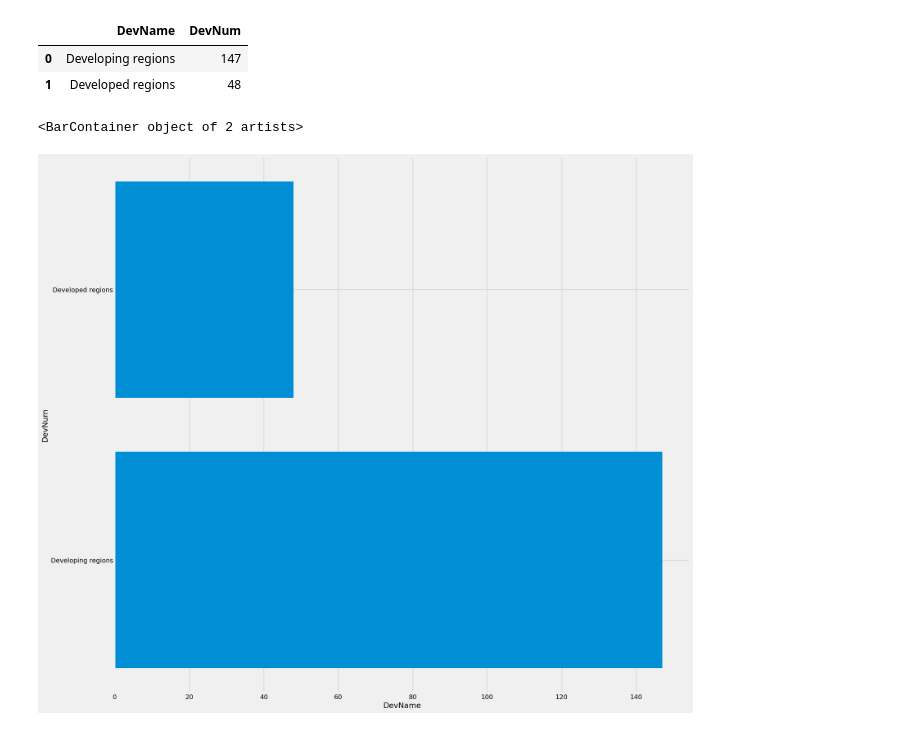
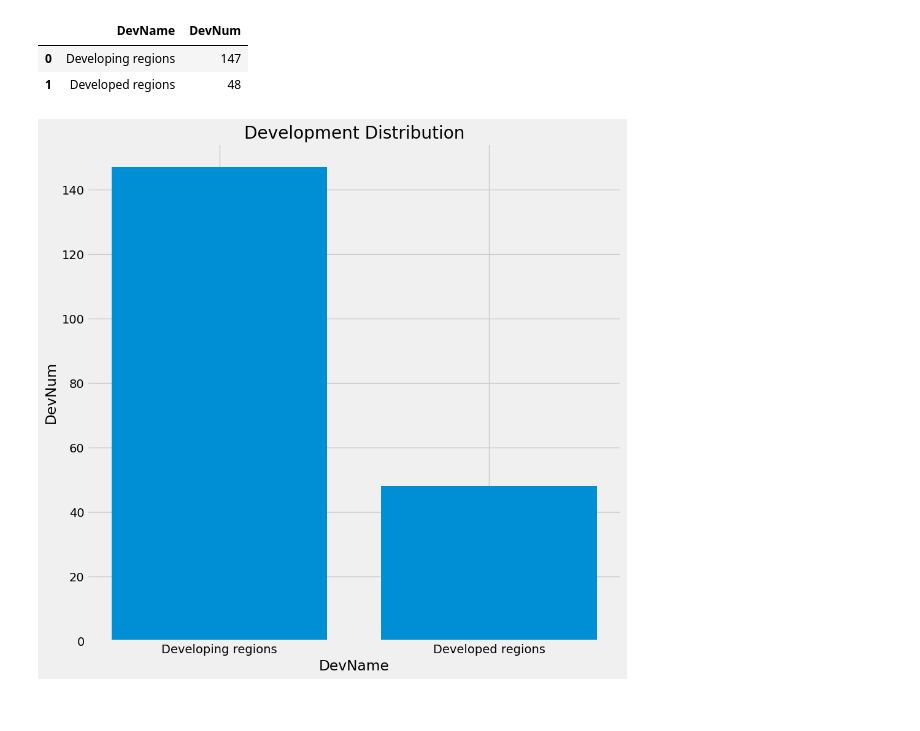
Before and after one commit to Darylwanji/Canadian-Immigration-Analysis-1980-2013, a Jupyter notebook: canadian-immigration.ipynb, the cells around one changed output. Saved outputs shown, nothing was run; the diff lists cells and outputs as text; code cells hidden in the pictures.

```diff
--- a/canadian-immigration.ipynb
+++ b/canadian-immigration.ipynb
@@ -188,12 +188,13 @@ df_dev
 | 1 | Developed regions | 48 |
 # %%
 plt.style.use('fivethirtyeight')
-fig, ax = plt.subplots(figsize=(20,20))
+fig, ax = plt.subplots(figsize=(10,10))
 
 plt.xlabel('DevName')
 plt.ylabel('DevNum')
 
-ax.barh(df_dev['DevName'],df_dev['DevNum'])
+ax.bar(df_dev['DevName'],df_dev['DevNum'])
+ax.set_title("Development Distribution")
+plt.show()
 # %% [output]
-<BarContainer object of 2 artists>
-[figure, old version]
+[figure, new version]
```
Also changed, not shown: parts of 2 cells of this notebook.
